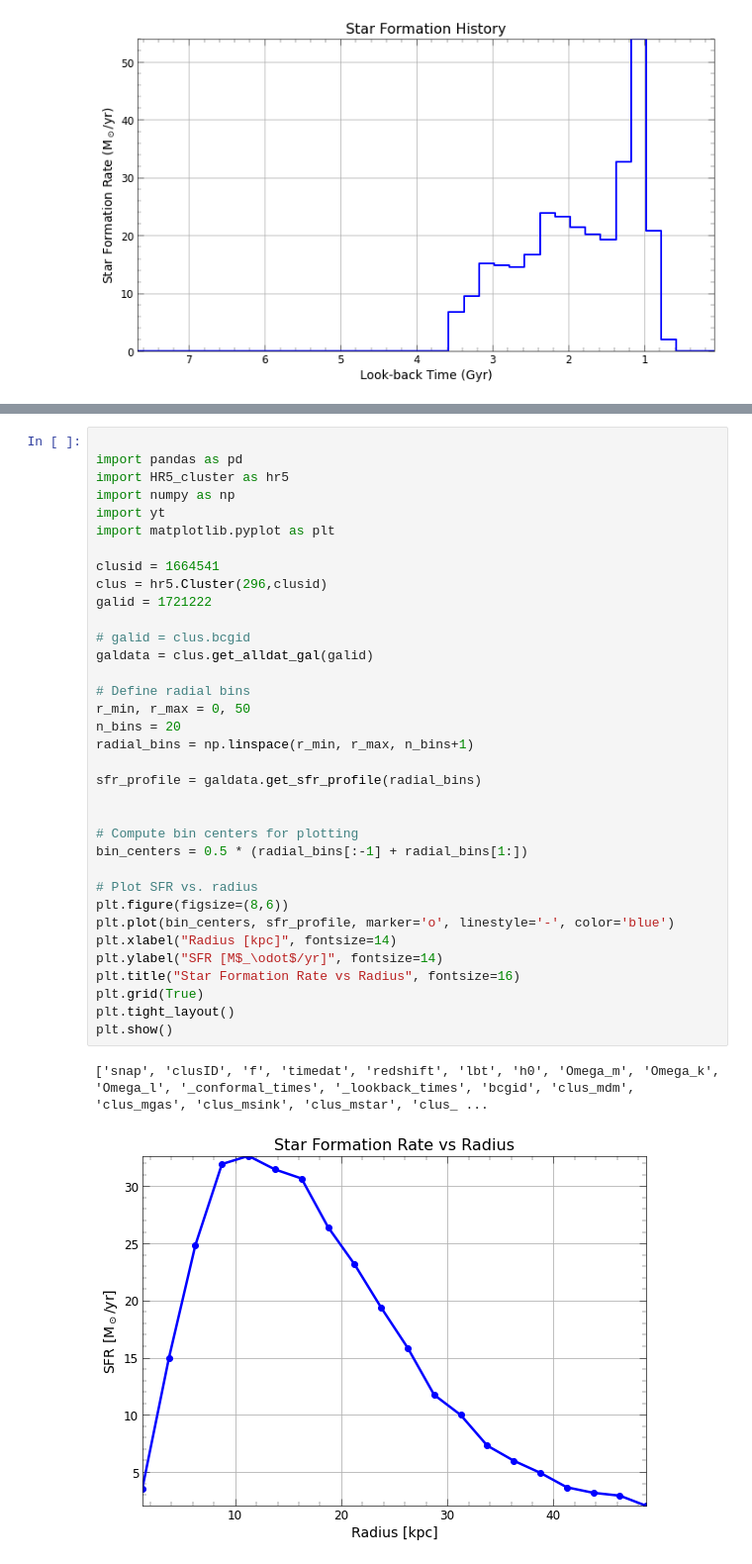
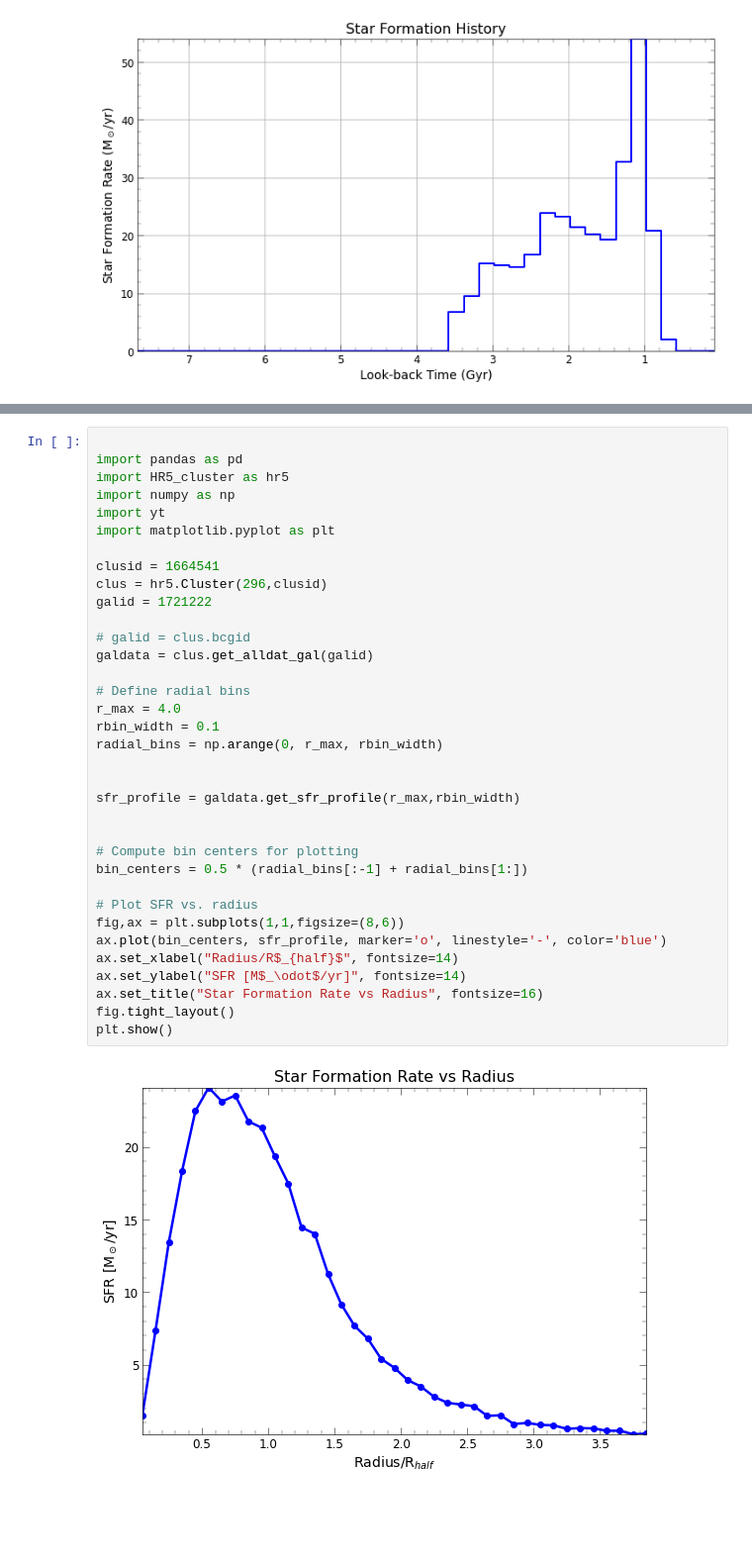
Before and after one commit to ansingh16/hr5_metallicity, a Jupyter notebook: Code/Analysis.ipynb, the cells around one changed output, grey strips where cells are left out. Shown at 99% size. Cells and saved outputs as stored; diff of their text form; blank space fills up the shorter version.

```diff
--- a/Code/Analysis.ipynb
+++ b/Code/Analysis.ipynb
@@ -1232,38 +1070,37 @@ plt.show()
 # %%
 
 import pandas as pd
 import HR5_cluster as hr5
 import numpy as np
 import yt
 import matplotlib.pyplot as plt
 
 clusid = 1664541
 clus = hr5.Cluster(296,clusid)
 galid = 1721222
 
 # galid = clus.bcgid
 galdata = clus.get_alldat_gal(galid)
 
 # Define radial bins
-r_min, r_max = 0, 50
-n_bins = 20
-radial_bins = np.linspace(r_min, r_max, n_bins+1)
+r_max = 4.0
+rbin_width = 0.1
+radial_bins = np.arange(0, r_max, rbin_width)
 
-sfr_profile = galdata.get_sfr_profile(radial_bins)
+
+sfr_profile = galdata.get_sfr_profile(r_max,rbin_width)
 
 
 # Compute bin centers for plotting
 bin_centers = 0.5 * (radial_bins[:-1] + radial_bins[1:])
 
 # Plot SFR vs. radius
-plt.figure(figsize=(8,6))
-plt.plot(bin_centers, sfr_profile, marker='o', linestyle='-', color='blue')
-plt.xlabel("Radius [kpc]", fontsize=14)
-plt.ylabel("SFR [M$_\odot$/yr]", fontsize=14)
-plt.title("Star Formation Rate vs Radius", fontsize=16)
-plt.grid(True)
-plt.tight_layout()
+fig,ax = plt.subplots(1,1,figsize=(8,6))
+ax.plot(bin_centers, sfr_profile, marker='o', linestyle='-', color='blue')
+ax.set_xlabel("Radius/R$_{half}$", fontsize=14)
+ax.set_ylabel("SFR [M$_\odot$/yr]", fontsize=14)
+ax.set_title("Star Formation Rate vs Radius", fontsize=16)
+fig.tight_layout()
 plt.show()
 # %% [output]
-['snap', 'clusID', 'f', 'timedat', 'redshift', 'lbt', 'h0', 'Omega_m', 'Omega_k', 'Omega_l', '_conformal_times', '_lookback_times', 'bcgid', 'clus_mdm', 'clus_mgas', 'clus_msink', 'clus_mstar', 'clus_ ...
-[figure, old version]
+[figure, new version]
```
Also changed, not shown: parts of 5 cells of this notebook, 4 other files.
